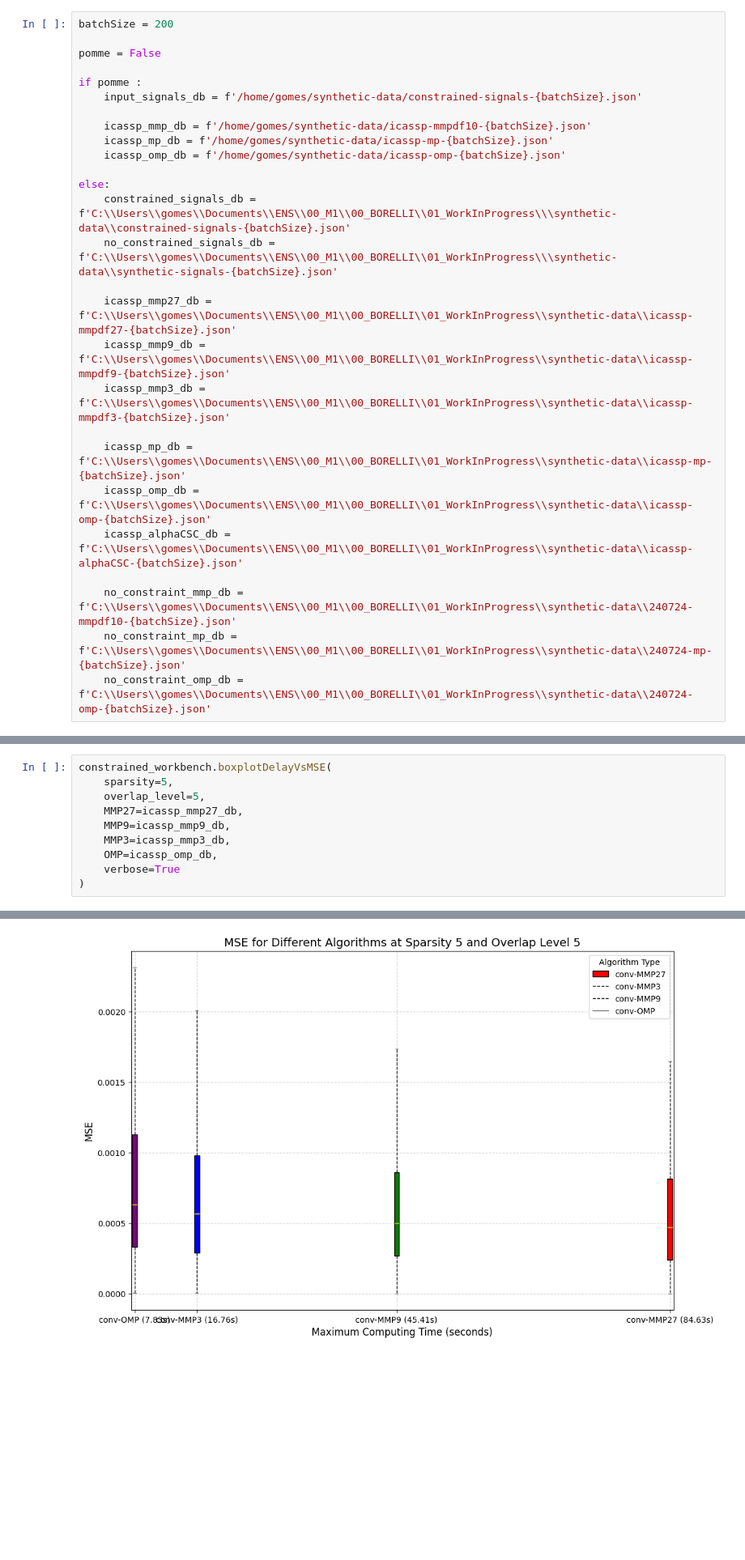
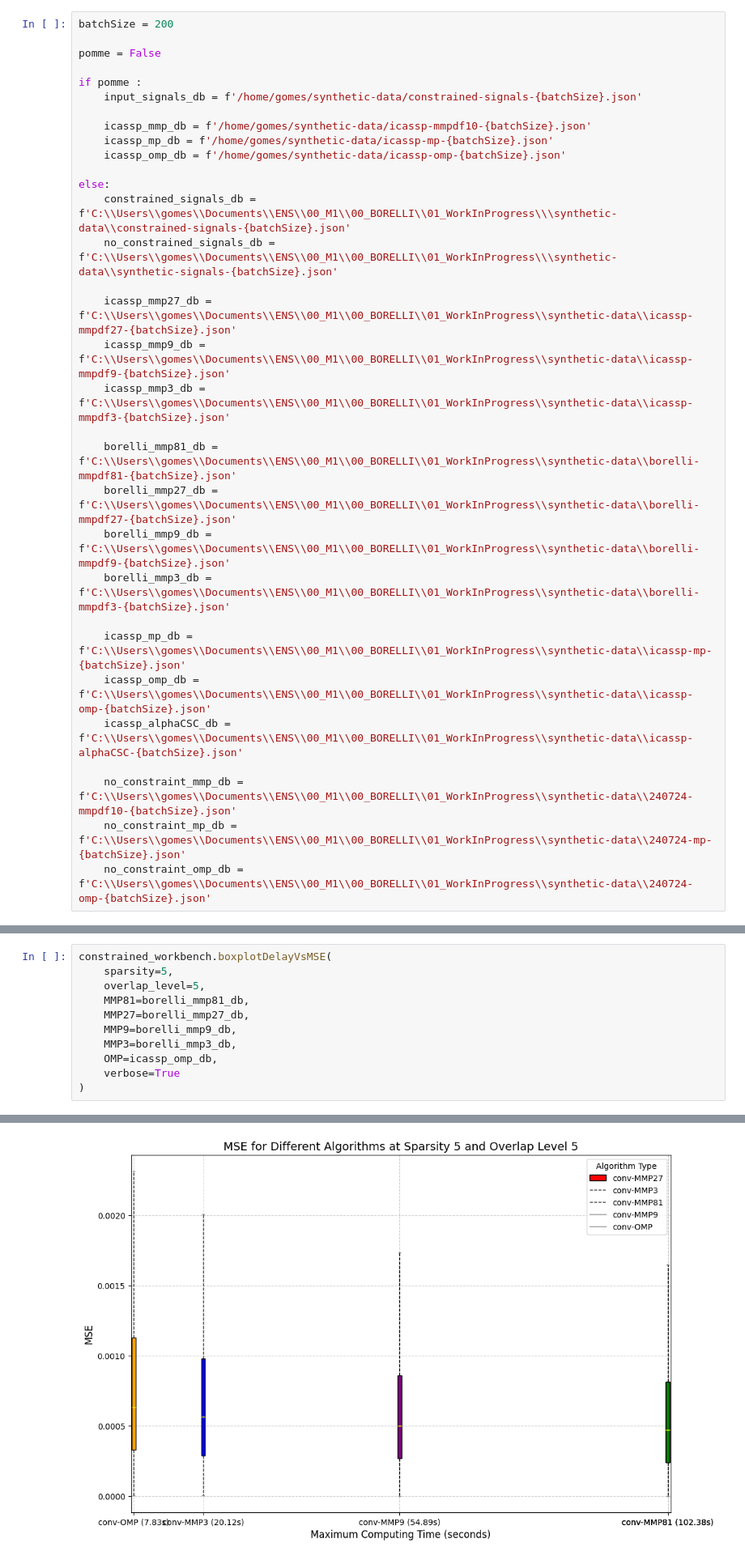
Before and after one commit to yanisgomes/csc, a Jupyter notebook: icassp/icassp_mse_vs_time.ipynb, the cells around one changed output, grey strips where cells are left out. Shown at 81% size. Drawn from its saved outputs; the diff is of its cells as text; blank space fills up the shorter version.

```diff
--- a/icassp/icassp_mse_vs_time.ipynb
+++ b/icassp/icassp_mse_vs_time.ipynb
@@ -46,6 +46,11 @@ else:
     icassp_mmp9_db = f'C:\\Users\\gomes\\Documents\\ENS\\00_M1\\00_BORELLI\\01_WorkInProgress\\synthetic-data\\icassp-mmpdf9-{batchSize}.json'
     icassp_mmp3_db = f'C:\\Users\\gomes\\Documents\\ENS\\00_M1\\00_BORELLI\\01_WorkInProgress\\synthetic-data\\icassp-mmpdf3-{batchSize}.json'
 
+    borelli_mmp81_db = f'C:\\Users\\gomes\\Documents\\ENS\\00_M1\\00_BORELLI\\01_WorkInProgress\\synthetic-data\\borelli-mmpdf81-{batchSize}.json'
+    borelli_mmp27_db = f'C:\\Users\\gomes\\Documents\\ENS\\00_M1\\00_BORELLI\\01_WorkInProgress\\synthetic-data\\borelli-mmpdf27-{batchSize}.json'
+    borelli_mmp9_db = f'C:\\Users\\gomes\\Documents\\ENS\\00_M1\\00_BORELLI\\01_WorkInProgress\\synthetic-data\\borelli-mmpdf9-{batchSize}.json'
+    borelli_mmp3_db = f'C:\\Users\\gomes\\Documents\\ENS\\00_M1\\00_BORELLI\\01_WorkInProgress\\synthetic-data\\borelli-mmpdf3-{batchSize}.json'
+
     icassp_mp_db = f'C:\\Users\\gomes\\Documents\\ENS\\00_M1\\00_BORELLI\\01_WorkInProgress\\synthetic-data\\icassp-mp-{batchSize}.json'
     icassp_omp_db = f'C:\\Users\\gomes\\Documents\\ENS\\00_M1\\00_BORELLI\\01_WorkInProgress\\synthetic-data\\icassp-omp-{batchSize}.json'
     icassp_alphaCSC_db = f'C:\\Users\\gomes\\Documents\\ENS\\00_M1\\00_BORELLI\\01_WorkInProgress\\synthetic-data\\icassp-alphaCSC-{batchSize}.json'
@@ -93,9 +100,10 @@ constrained_workbench.boxplotDelayVsMSE(
 constrained_workbench.boxplotDelayVsMSE(
     sparsity=5,
     overlap_level=5,
-    MMP27=icassp_mmp27_db,
-    MMP9=icassp_mmp9_db,
-    MMP3=icassp_mmp3_db,
+    MMP81=borelli_mmp81_db,
+    MMP27=borelli_mmp27_db,
+    MMP9=borelli_mmp9_db,
+    MMP3=borelli_mmp3_db,
     OMP=icassp_omp_db,
     verbose=True
 )
@@ -122,2 +131,2 @@ constrained_workbench.boxplotDelayVsMSE(
 <Figure size 1200x800 with 0 Axes>
-[figure, old version]
+[figure, new version]
```
Also changed, not shown: parts of 2 cells of this notebook.
